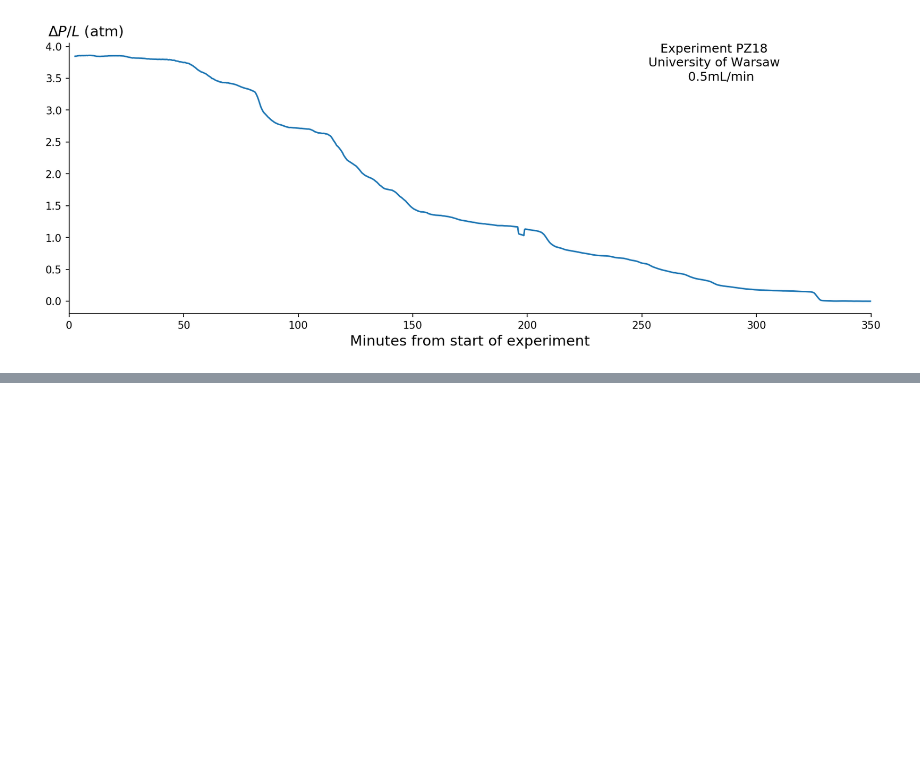
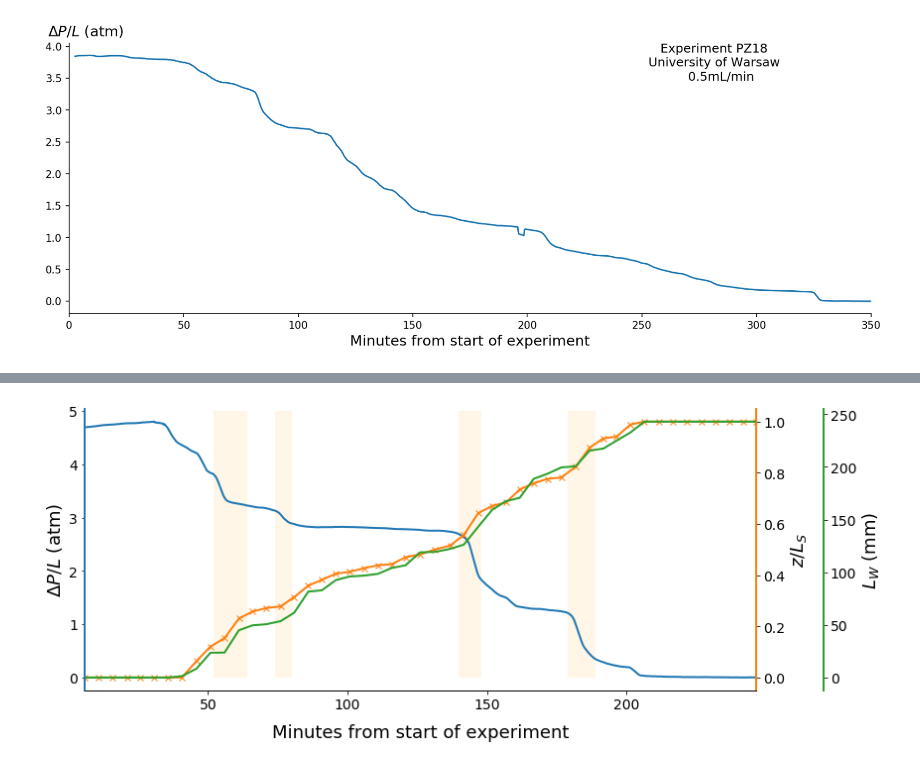
Before and after one commit to mcooper12590/4DWormholes, a Jupyter notebook: SupplementalPlotting.ipynb, the cells around one changed output, grey strips where cells are left out. Cells and saved outputs as stored; diff of their text form; code cells hidden in the pictures; blank space fills up the shorter version.

```diff
--- a/SupplementalPlotting.ipynb
+++ b/SupplementalPlotting.ipynb
@@ -526,0 +539,83 @@ show()
+# %%
+# Prepare pressure data
+df = pandas.read_csv("WormholeGrowth/PZ103_PressureLog.csv", sep=";", skiprows=4)
+dP = df.iloc[:-1,8:10]
+dP['Time SN:702643 (S30X):CH0'] = pandas.to_datetime(dP['Time SN:702643 (S30X):CH0'], format='%m/%d/%Y %I:%M:%S %p.%f')
+dP['SN:702643 (S30X):CH0 bar'] = pandas.to_numeric(dP['SN:702643 (S30X):CH0 bar'])
+time_delt = dP['Time SN:702643 (S30X):CH0'] - pandas.Timestamp("2020-07-31 08:40:55.073") # Change to change in time
+time_delt = time_delt // pandas.Timedelta('1ms')
+time_delt = time_delt / 6e4 # Convert to minutes
+dP['Time since beginning of experiment (m)'] = time_delt
+dP = dP.set_index('Time since beginning of experiment (m)') # Re-index with delta time
+pressure = dP['SN:702643 (S30X):CH0 bar'][0.7:247] # Window of core acidization
+dPmean = pressure.rolling(20).mean() # Moving average of data to clean fluctuations for plotting
+dPmean -= dPmean[220:240].mean() # Subtract value after breakthrough (pressure drops over dispersion disks + lines)
+
+# Prepare to plot tip positions
+tdf = pandas.read_csv("WormholeGrowth/PZ103_TipPos3.csv")
+tdf["End"] = pandas.to_datetime(tdf["End"])
+#Same time conversion as pressure
+tdf_timedelt = tdf["End"] - pandas.Timestamp("2020-07-31 08:40:55.073")
+tdf_timedelt = tdf_timedelt // pandas.Timedelta('1ms') / 60000
+tdf["Time since beginning of experiment (m)"] = tdf_timedelt
+tdf = tdf.set_index('Time since beginning of experiment (m)')
+tdf["Z2"] = clip( tdf["Z2"] - (126-119), 0, tdf["Z2"].max() ) / (tdf["Z2"].max()- (126-119)) # Convert to z/L
+
+# Plotting
+
+fig, ax1 = subplots(figsize=(12,5))
+
+# Plot
+dPmean.plot(ax=ax1, style="-", lw=2)
+
+ax2 = ax1.twinx()
+tdf.Z2.plot(ax=ax2, linestyle="-", marker="x", lw=2,secondary_y=True, legend=False, color='#ff7f0e')
+ax1.set_xlabel("Minutes from start of experiment", fontsize=18, labelpad=12)
+#fig.text(0.1,0.92, r"$\Delta P/L$ (atm)", fontsize=18)
+#fig.text(0.85, 0.92, r"$z/L$", fontsize=18)
+
+ax1.set_ylabel(r"$\Delta P/L$ (atm)", fontsize=18)
+fig.axes[1].set_ylabel(r"$z/L_S$", fontsize=18)
+fig.axes[2].set_ylabel(r"$z/L_S$", fontsize=18)
+ax3 = ax2.twinx()
+(tdf.My_method*0.169).plot(ax=ax3, color="tab:green", lw=2)
+
+ax3.set_ylabel(r"$L_W$ (mm)", fontsize=18)
+
+# Highlights
+highlight = Rectangle((74,0),6,5, facecolor="#FFF6E7", alpha=1)
+ax1.add_patch(highlight)
+highlight = Rectangle((52,0),12,5, facecolor="#FFF6E7", alpha=1)
+ax1.add_patch(highlight)
+highlight = Rectangle((140,0),8,5, facecolor="#FFF6E7", alpha=1)
+ax1.add_patch(highlight)
+highlight = Rectangle((179,0),10,5, facecolor="#FFF6E7", alpha=1)
+ax1.add_patch(highlight)
+
+# Disable top border
+for ax in fig.axes:
+    ax.spines['top'].set_visible(False)
+
+#Use spines as legend
+ax3.spines['left'].set_color('#1f77b4')
+ax3.spines['left'].set_linewidth(2)
+fig.axes[1].spines['right'].set_color('#ff7f0e')
+fig.axes[2].spines['right'].set_color('#ff7f0e')
+ax2.spines['right'].set_linewidth(2)
+ax1.spines['right'].set_color('#ff7f0e')
+ax1.spines['right'].set_linewidth(2)
+ax3.spines['right'].set_color('tab:green')
+ax3.spines['right'].set_linewidth(2)
+
+
+ax3.spines["right"].set_position(("axes", 1.1))
+ax1.tick_params(labelsize=14)
+fig.axes[1].tick_params(labelsize=14)
+fig.axes[2].tick_params(labelsize=14)
+ax3.tick_params(labelsize=14)
+
+tight_layout()
+savefig("wormhole_length.pdf")
+show()
+# %% [output]
+[figure, added]
```
Also changed, not shown: parts of 1 cell of this notebook.
